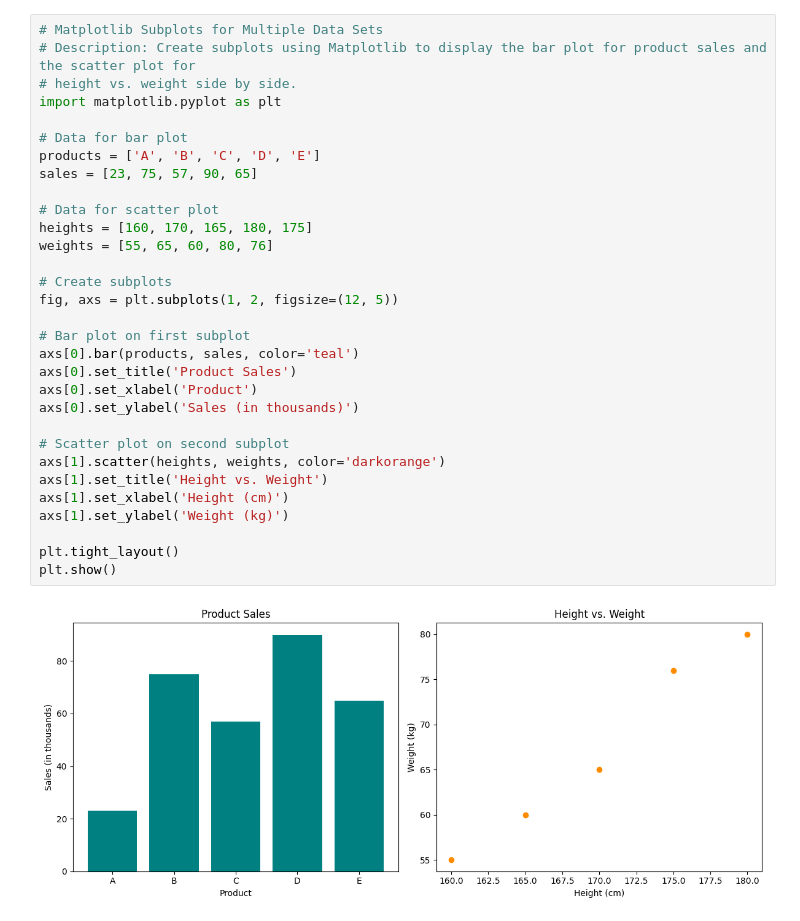
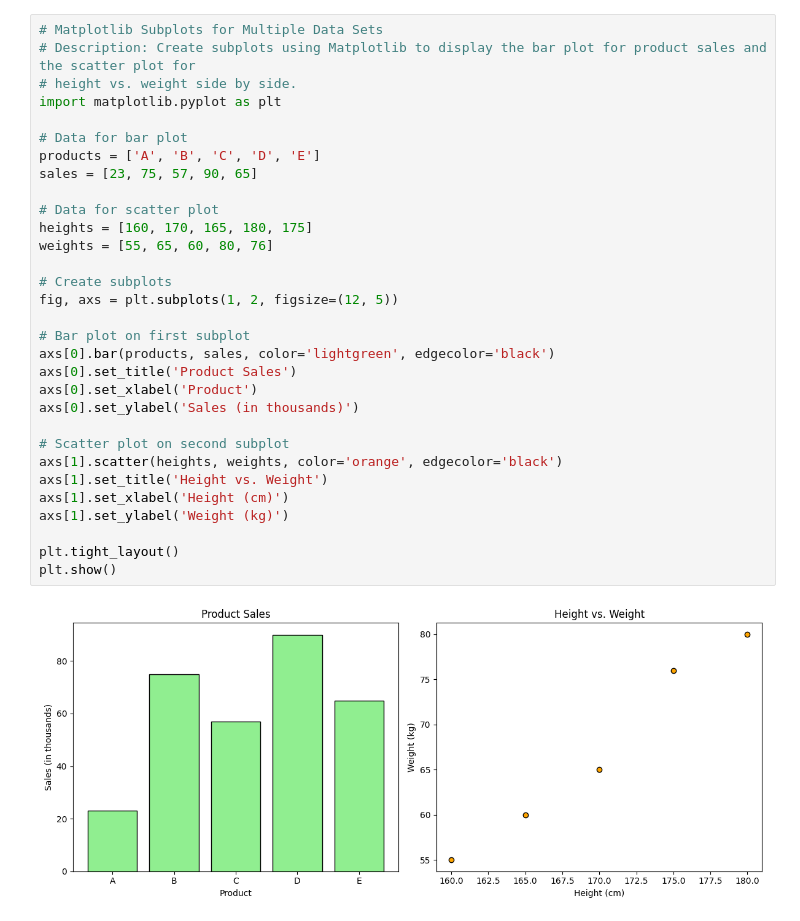
Before and after one commit to SubhashSingaa/AI_DATA_ANALYSIS_, a Jupyter notebook: src/Module 2/Data Visualization with Matplotlib and Seaborn/Ques_9.ipynb, the cells around one changed output. Cells and saved outputs as stored; diff of their text form.

```diff
--- a/src/Module 2/Data Visualization with Matplotlib and Seaborn/Ques_9.ipynb
+++ b/src/Module 2/Data Visualization with Matplotlib and Seaborn/Ques_9.ipynb
@@ -1,33 +1,33 @@
 # %%
 # Matplotlib Subplots for Multiple Data Sets
 # Description: Create subplots using Matplotlib to display the bar plot for product sales and the scatter plot for
 # height vs. weight side by side.
 import matplotlib.pyplot as plt
 
 # Data for bar plot
 products = ['A', 'B', 'C', 'D', 'E']
 sales = [23, 75, 57, 90, 65]
 
 # Data for scatter plot
 heights = [160, 170, 165, 180, 175]
 weights = [55, 65, 60, 80, 76]
 
 # Create subplots
 fig, axs = plt.subplots(1, 2, figsize=(12, 5))
 
 # Bar plot on first subplot
-axs[0].bar(products, sales, color='teal')
+axs[0].bar(products, sales, color='lightgreen', edgecolor='black')
 axs[0].set_title('Product Sales')
 axs[0].set_xlabel('Product')
 axs[0].set_ylabel('Sales (in thousands)')
 
 # Scatter plot on second subplot
-axs[1].scatter(heights, weights, color='darkorange')
+axs[1].scatter(heights, weights, color='orange', edgecolor='black')
 axs[1].set_title('Height vs. Weight')
 axs[1].set_xlabel('Height (cm)')
 axs[1].set_ylabel('Weight (kg)')
 
 plt.tight_layout()
 plt.show()
 # %% [output]
-[figure, old version]
+[figure, new version]
```
